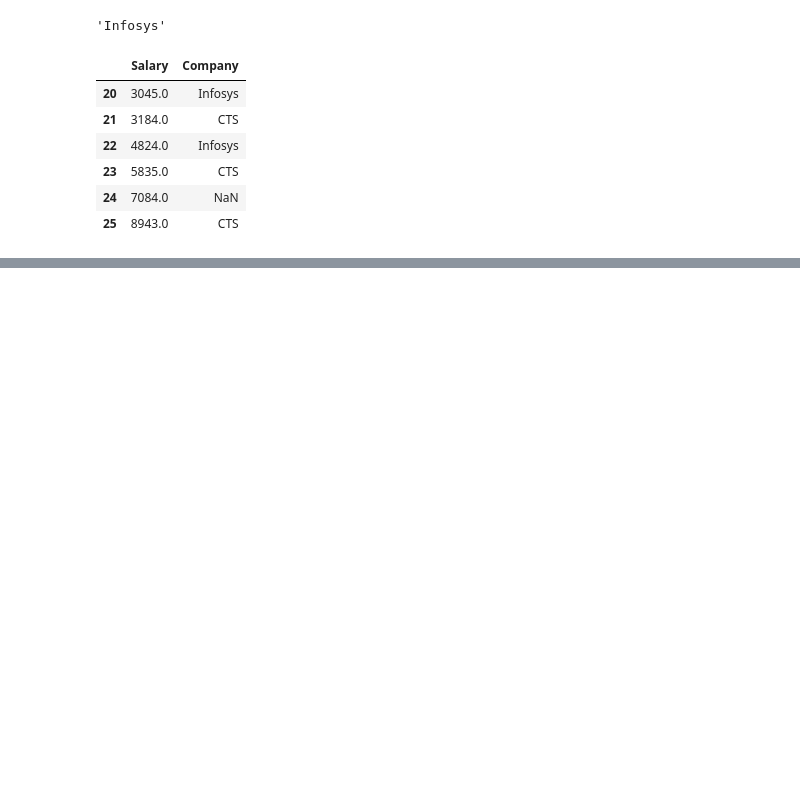
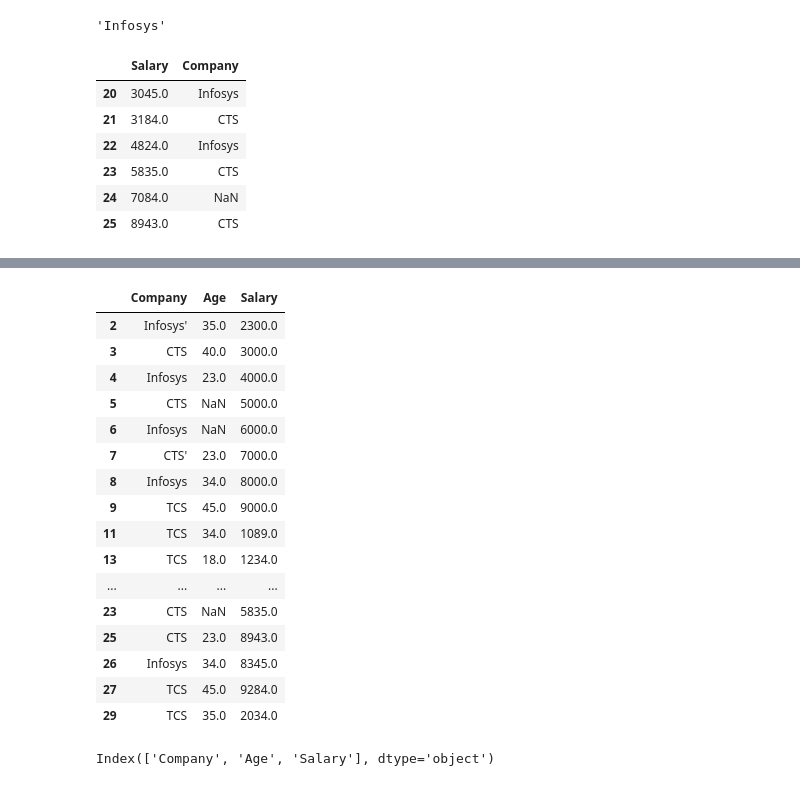
Before and after one commit to RaghulRameshTrainer/Capgemini_2022Apr, a Jupyter notebook: pandas_discussion.ipynb, the cells around one changed output, grey strips where cells are left out. Drawn from its saved outputs; the diff is of its cells as text; code cells hidden in the pictures; blank space fills up the shorter version.

```diff
--- a/pandas_discussion.ipynb
+++ b/pandas_discussion.ipynb
@@ -102,0 +307,24 @@ df.loc[20:25,['Salary','Company']]
+# %%
+df1.dropna(subset=['Company','Salary'])
+# %% [output]
+|  | Company | Age | Salary |
+| 2 | Infosys' | 35.0 | 2300.0 |
+| 3 | CTS | 40.0 | 3000.0 |
+| 4 | Infosys | 23.0 | 4000.0 |
+| 5 | CTS | NaN | 5000.0 |
+| 6 | Infosys | NaN | 6000.0 |
+| 7 | CTS' | 23.0 | 7000.0 |
+| 8 | Infosys | 34.0 | 8000.0 |
+| 9 | TCS | 45.0 | 9000.0 |
+| 11 | TCS | 34.0 | 1089.0 |
+| 13 | TCS | 18.0 | 1234.0 |
+| ... | ... | ... | ... |
+| 23 | CTS | NaN | 5835.0 |
+| 25 | CTS | 23.0 | 8943.0 |
+| 26 | Infosys | 34.0 | 8345.0 |
+| 27 | TCS | 45.0 | 9284.0 |
+| 29 | TCS | 35.0 | 2034.0 |
+# %%
+df.columns
+# %% [output]
+Index(['Company', 'Age', 'Salary'], dtype='object')
```
Also changed, not shown: parts of 29 cells of this notebook.
